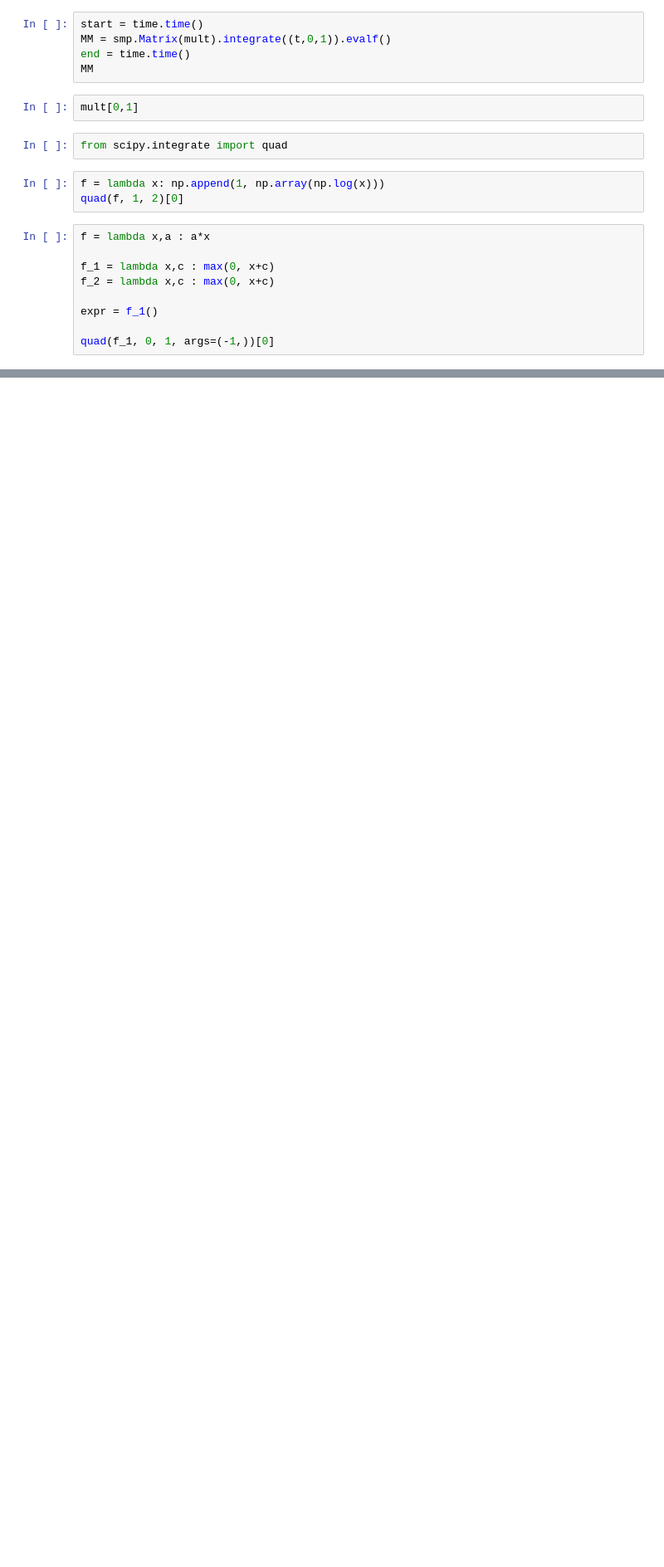
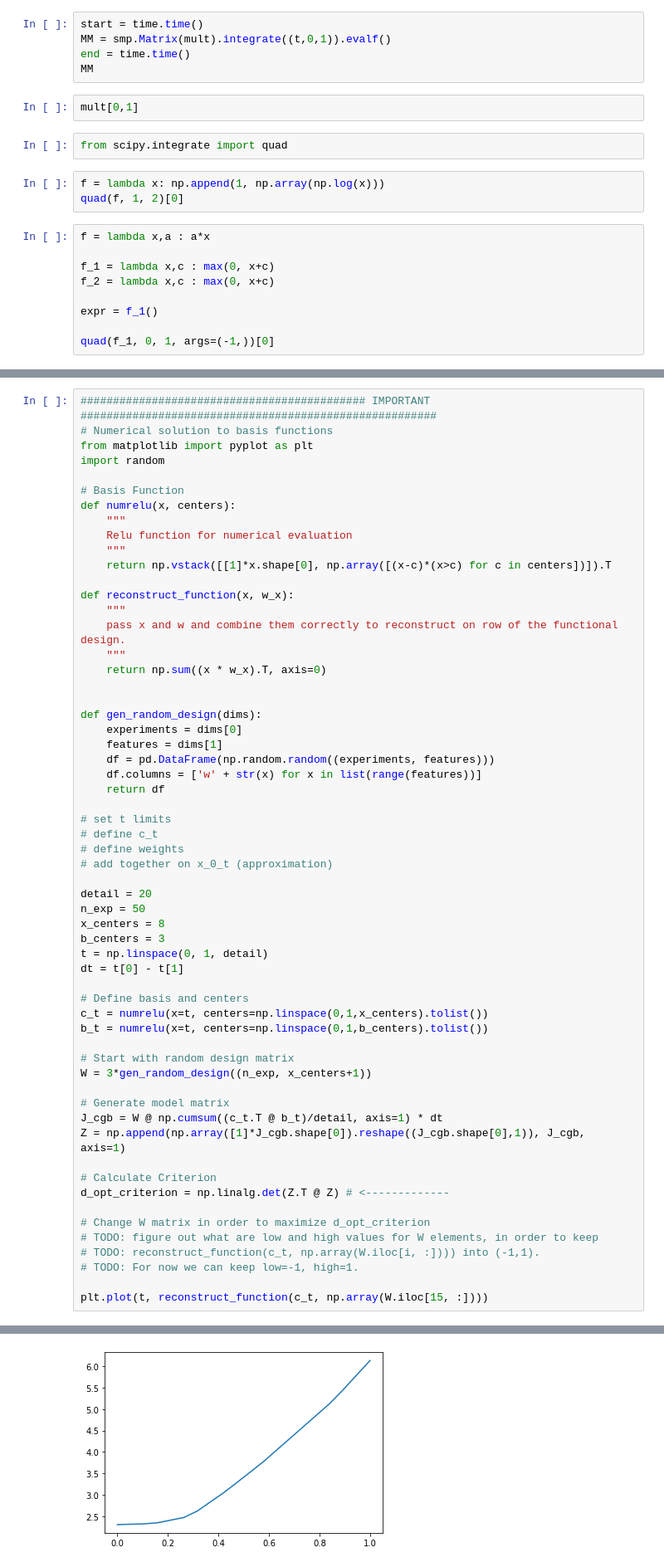
Before and after one commit to TedOiler/dexpy, a Jupyter notebook: test_functional.ipynb, the cells around one changed output, grey strips where cells are left out. Shown at 83% size. Cells and saved outputs as stored; diff of their text form; blank space fills up the shorter version.

```diff
--- a/test_functional.ipynb
+++ b/test_functional.ipynb
@@ -209,0 +196,60 @@ plt.xlim((-1,1))
+# %%
+############################################ IMPORTANT #######################################################
+# Numerical solution to basis functions
+from matplotlib import pyplot as plt
+import random
+
+# Basis Function
+def numrelu(x, centers):
+    """
+    Relu function for numerical evaluation
+    """
+    return np.vstack([[1]*x.shape[0], np.array([(x-c)*(x>c) for c in centers])]).T
+
+def reconstruct_function(x, w_x):
+    """
+    pass x and w and combine them correctly to reconstruct on row of the functional design.
+    """
+    return np.sum((x * w_x).T, axis=0)
+
+
+def gen_random_design(dims):
+    experiments = dims[0]
+    features = dims[1]
+    df = pd.DataFrame(np.random.random((experiments, features)))
+    df.columns = ['w' + str(x) for x in list(range(features))]
+    return df
+
+# set t limits
+# define c_t
+# define weights
+# add together on x_0_t (approximation)
+
+detail = 20
+n_exp = 50
+x_centers = 8
+b_centers = 3
+t = np.linspace(0, 1, detail)
+dt = t[0] - t[1]
+
+# Define basis and centers
+c_t = numrelu(x=t, centers=np.linspace(0,1,x_centers).tolist())
+b_t = numrelu(x=t, centers=np.linspace(0,1,b_centers).tolist())
+
+# Start with random design matrix
+W = 3*gen_random_design((n_exp, x_centers+1))
+
+# Generate model matrix
+J_cgb = W @ np.cumsum((c_t.T @ b_t)/detail, axis=1) * dt
+Z = np.append(np.array([1]*J_cgb.shape[0]).reshape((J_cgb.shape[0],1)), J_cgb, axis=1)
+
+# Calculate Criterion
+d_opt_criterion = np.linalg.det(Z.T @ Z) # <-------------
+
+# Change W matrix in order to maximize d_opt_criterion
+# TODO: figure out what are low and high values for W elements, in order to keep
+# TODO: reconstruct_function(c_t, np.array(W.iloc[i, :]))) into (-1,1).
+# TODO: For now we can keep low=-1, high=1.
+
+plt.plot(t, reconstruct_function(c_t, np.array(W.iloc[15, :])))
+# %% [output]
@@ -209,0 +257 @@ plt.xlim((-1,1))
+[figure, added]
```
Also changed, not shown: parts of 14 cells of this notebook, 2 other files.
